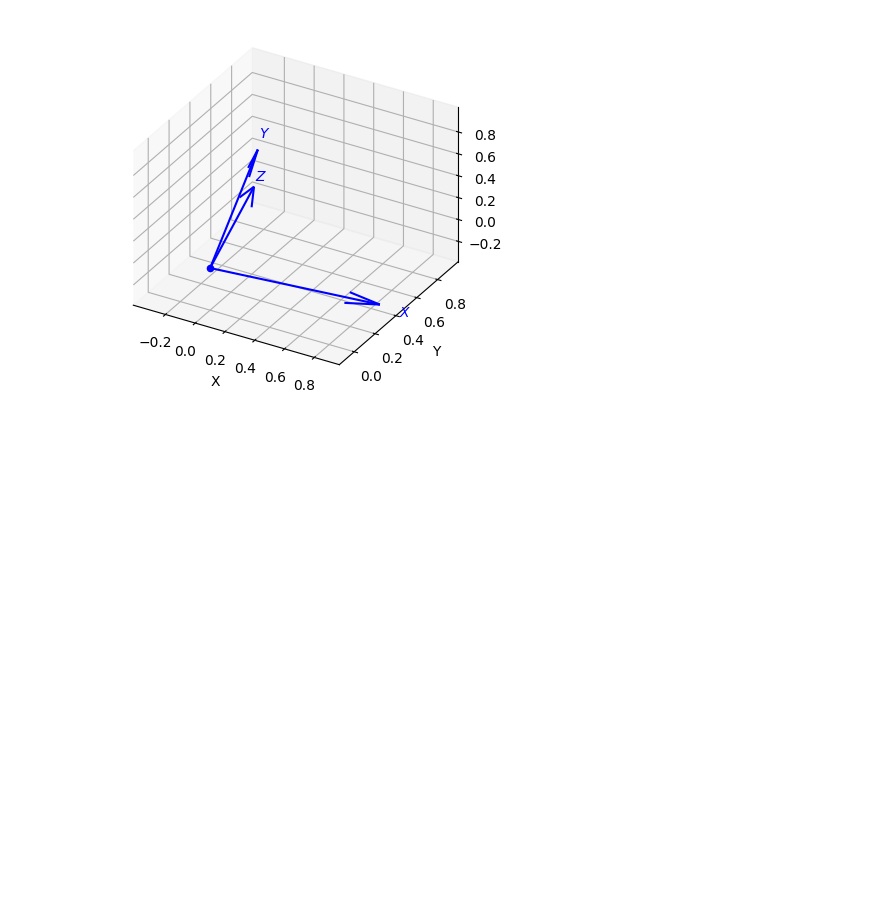
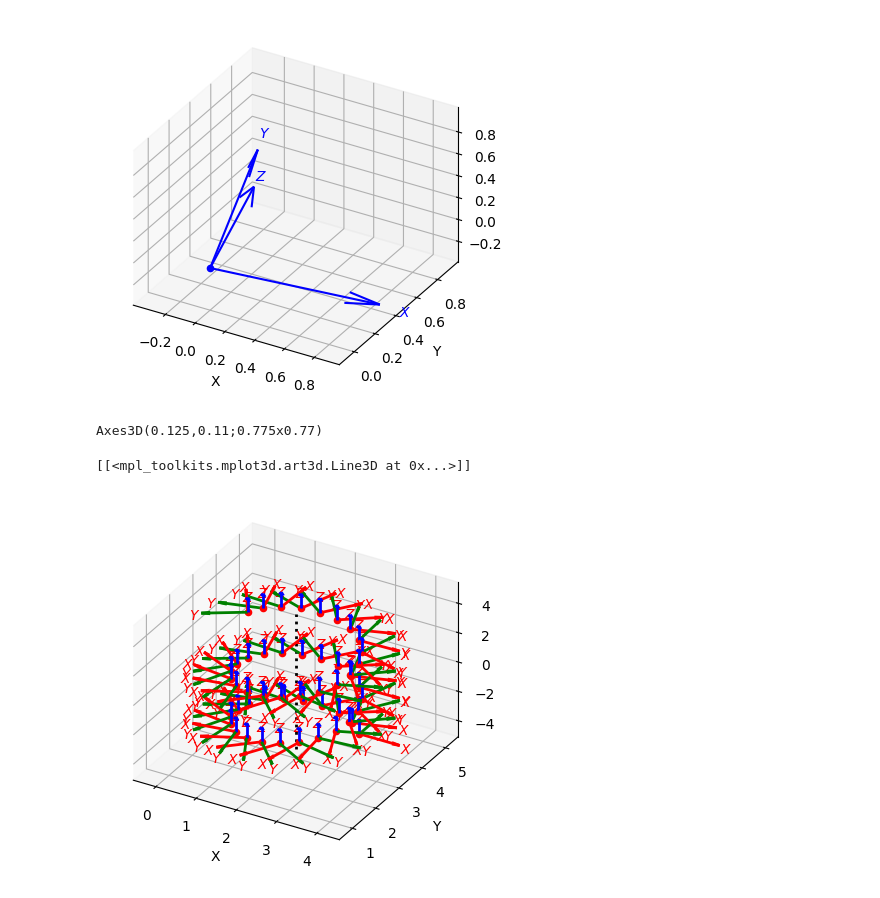
Before and after one commit to AleksandrMorozov123/Computer-vision-with-TensorFlow-Keras-and-OpenCV, a Jupyter notebook: toolbox_for_robotics.ipynb, the cells around one changed output. Saved outputs shown, nothing was run; the diff lists cells and outputs as text; code cells hidden in the pictures; blank space fills up the shorter version.

```diff
--- a/toolbox_for_robotics.ipynb
+++ b/toolbox_for_robotics.ipynb
@@ -254,3 +254,19 @@ q * [1, 0, 0]
 q.plot ()
 # %% [output]
 [figure]
+# %%
+S = Twist3.UnitRevolute ([1, 0, 0], [0, 0, 0])
+scipy.linalg.expm (0.3 * skewa (S.S))
+S.exp (0.3)
+S = Twist3.UnitRevolute ([0, 0, 1], [2, 3, 2], 0.5)
+X = transl (3, 4, -4)
+
+for theta in np.arange (0, 15, 0.3):
+    trplot (S.exp (theta) .A @ X, style = "rgb", width = 2)
+
+L = S.line ()
+L.plot ("k:", linewidth = 2)
+# %% [output]
+Axes3D(0.125,0.11;0.775x0.77)
+[[<mpl_toolkits.mplot3d.art3d.Line3D at 0x...>]]
+[figure, added]
```
Also changed, not shown: parts of 1 cell of this notebook.
